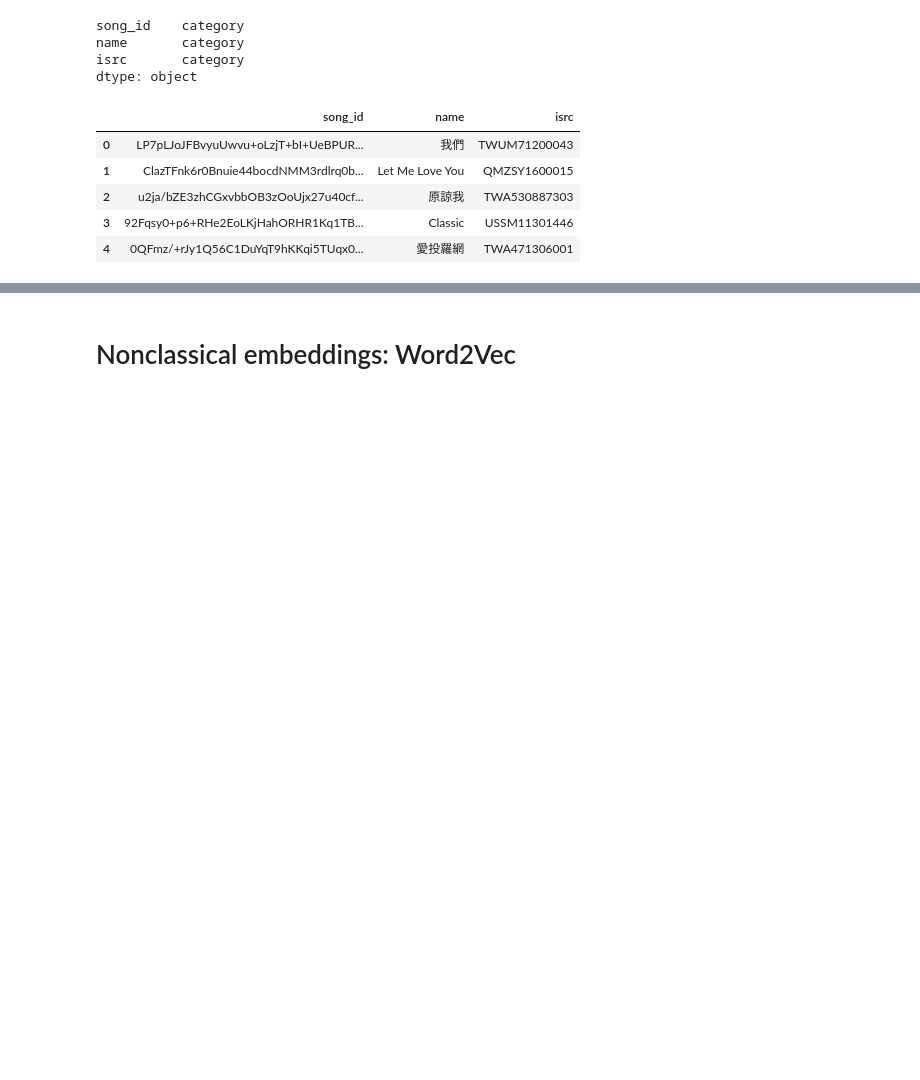
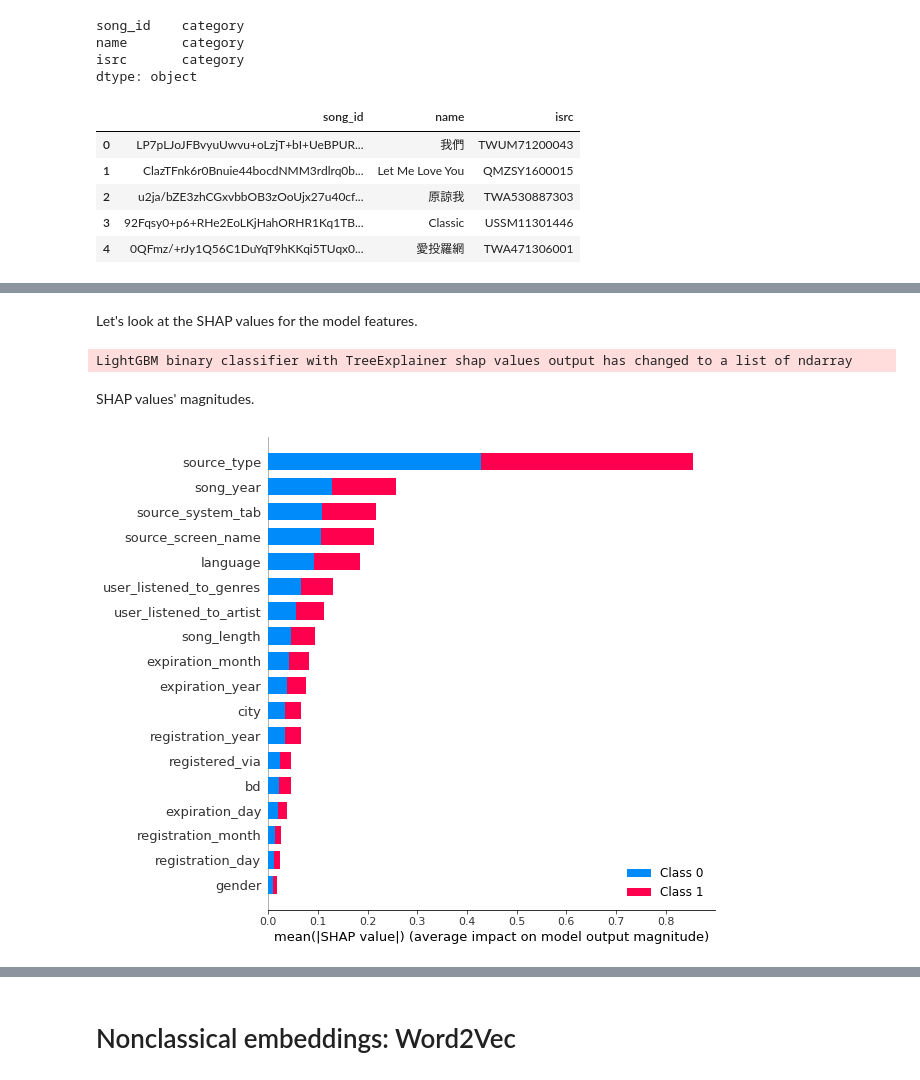
Before and after one commit to niksaz/recommender-systems, a Jupyter notebook: hw02/kkbox-music-recommendation-challenge.ipynb, the cells around one changed output, grey strips where cells are left out. Saved outputs shown, nothing was run; the diff lists cells and outputs as text; code cells hidden in the pictures; blank space fills up the shorter version.

Commit message:
SHAP values, feature engineering and hyperparameter tuning

```diff
--- a/hw02/kkbox-music-recommendation-challenge.ipynb
+++ b/hw02/kkbox-music-recommendation-challenge.ipynb
@@ -366,0 +428,4 @@ submission_df.to_csv('lightgbm_submission_df.csv', index=False, float_format='%.
+# %%
+print(f'The final score is: {-results.fun}')
+params = {search_dim.name: param for search_dim, param in zip(search_space, results.x)}
+params
@@ -366,0 +440,5 @@ submission_df.to_csv('lightgbm_submission_df.csv', index=False, float_format='%.
+# %%
+model = train_lightgbm(train_df, feature_columns, params)
+evaluation = evaluate_model_ranking_fn(
+  lambda eval_df: lightgbm_ranking_fn(model, eval_df),
+  train_df)
@@ -366,0 +451,17 @@ submission_df.to_csv('lightgbm_submission_df.csv', index=False, float_format='%.
+# %% [markdown]
+Let's look at the SHAP values for the model features.
+# %%
+np.random.seed(SEED)
+explain_indexes = np.random.choice(train_df.index, EXPLAIN_FROM_SAMPLES, replace=False)
+explain_df = train_df.iloc[explain_indexes][feature_columns]
+# %%
+explainer = shap.TreeExplainer(model, feature_perturbation='tree_path_dependent')
+shap_values = explainer.shap_values(explain_df)
+# %% [output]
+LightGBM binary classifier with TreeExplainer shap values output has changed to a list of ndarray
+# %% [markdown]
+SHAP values' magnitudes.
+# %%
+shap.summary_plot(shap_values, explain_df)
+# %% [output]
+[figure, added]
```
Also changed, not shown: parts of 79 cells of this notebook.
